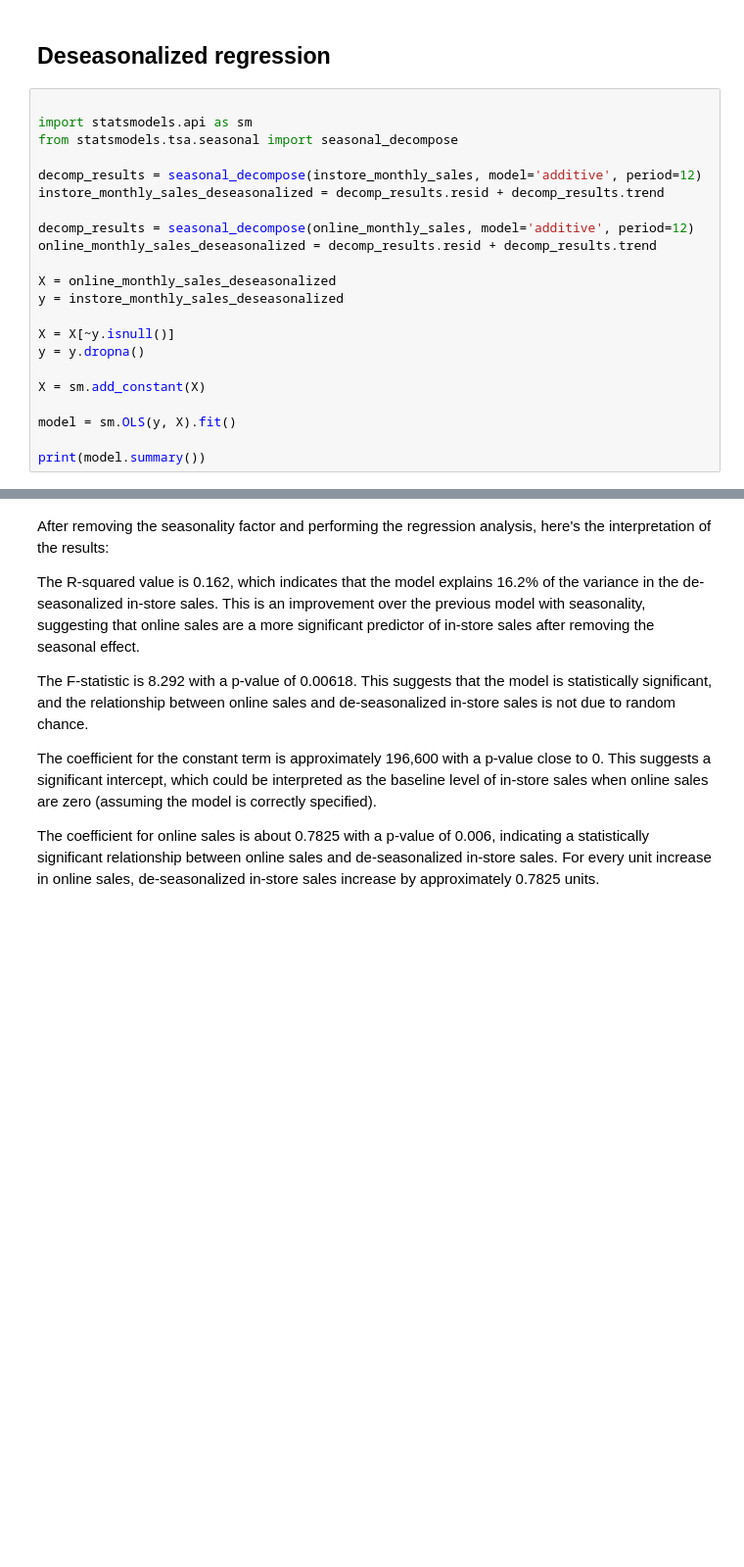
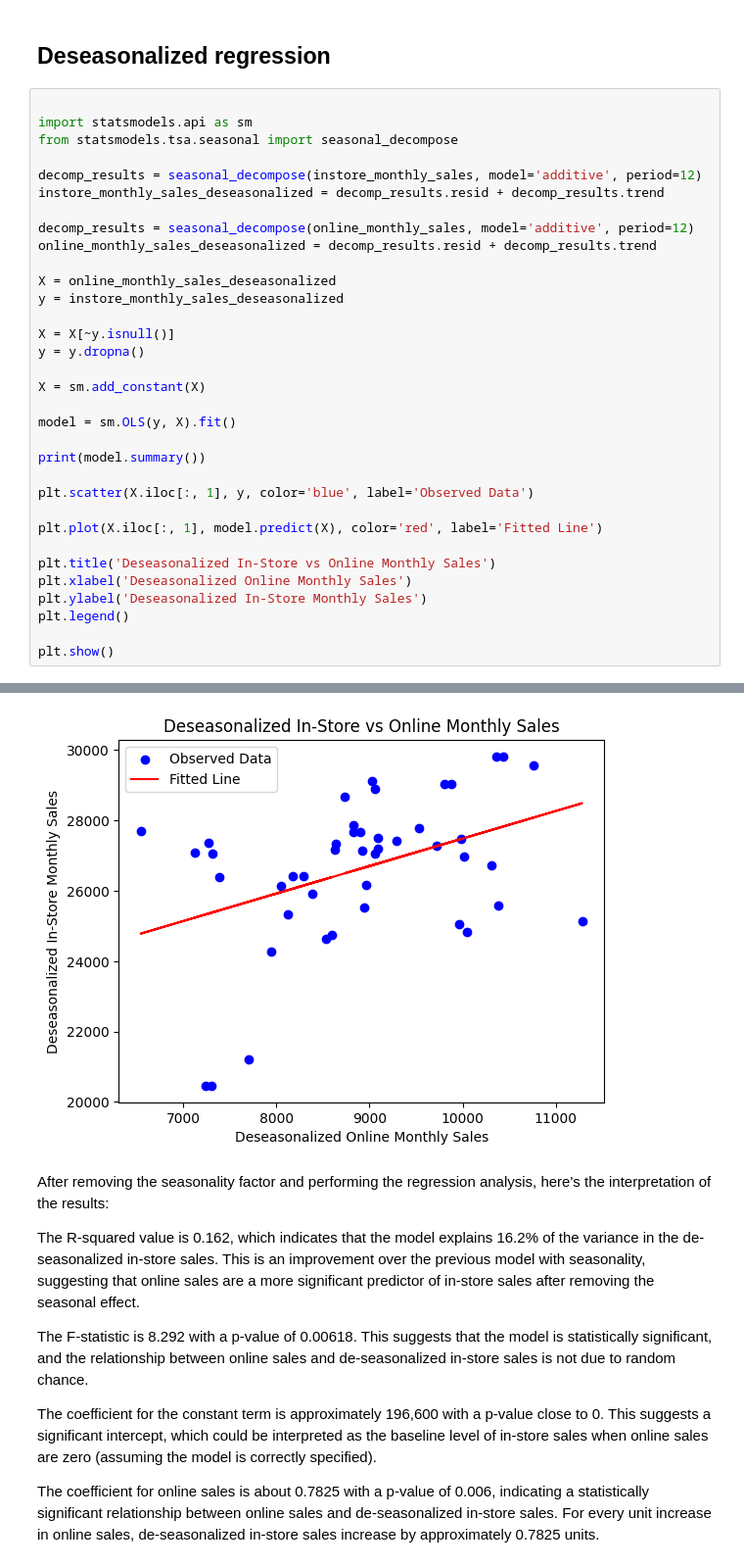
Before and after one commit to AdaChen1130/Ecommerce-affecting-brickandmortar-retail, a Jupyter notebook: statistics_analysis_retail.ipynb, the cells around one changed output, grey strips where cells are left out. Shown: that part at 98% size. Drawn from its saved outputs; the diff is of its cells as text; blank space fills up the shorter version.

```diff
--- a/statistics_analysis_retail.ipynb
+++ b/statistics_analysis_retail.ipynb
@@ -326,6 +358,17 @@ X = sm.add_constant(X)
 model = sm.OLS(y, X).fit()
 
 print(model.summary())
+
+plt.scatter(X.iloc[:, 1], y, color='blue', label='Observed Data')
+
+plt.plot(X.iloc[:, 1], model.predict(X), color='red', label='Fitted Line')
+
+plt.title('Deseasonalized In-Store vs Online Monthly Sales')
+plt.xlabel('Deseasonalized Online Monthly Sales')
+plt.ylabel('Deseasonalized In-Store Monthly Sales')
+plt.legend()
+
+plt.show()
 # %% [output]
                             OLS Regression Results
 ==============================================================================
@@ -337,13 +380,14 @@ Time:                        16:06:43   Log-Likelihood:                -404.17
 No. Observations:                  45   AIC:                             812.3
 Df Residuals:                      43   BIC:                             815.9
 Df Model:                           1
 Covariance Type:            nonrobust
 ==============================================================================
 ... (11 lines left out)
 Notes:
 [1] Standard Errors assume that the covariance matrix of the errors is correctly specified.
 [2] The condition number is large, 7.44e+04. This might indicate that there are
 strong multicollinearity or other numerical problems.
+[figure, added]
 # %% [markdown]
 After removing the seasonality factor and performing the regression analysis, here's the interpretation of the results:
 
```
Also changed, not shown: parts of 4 cells of this notebook.
